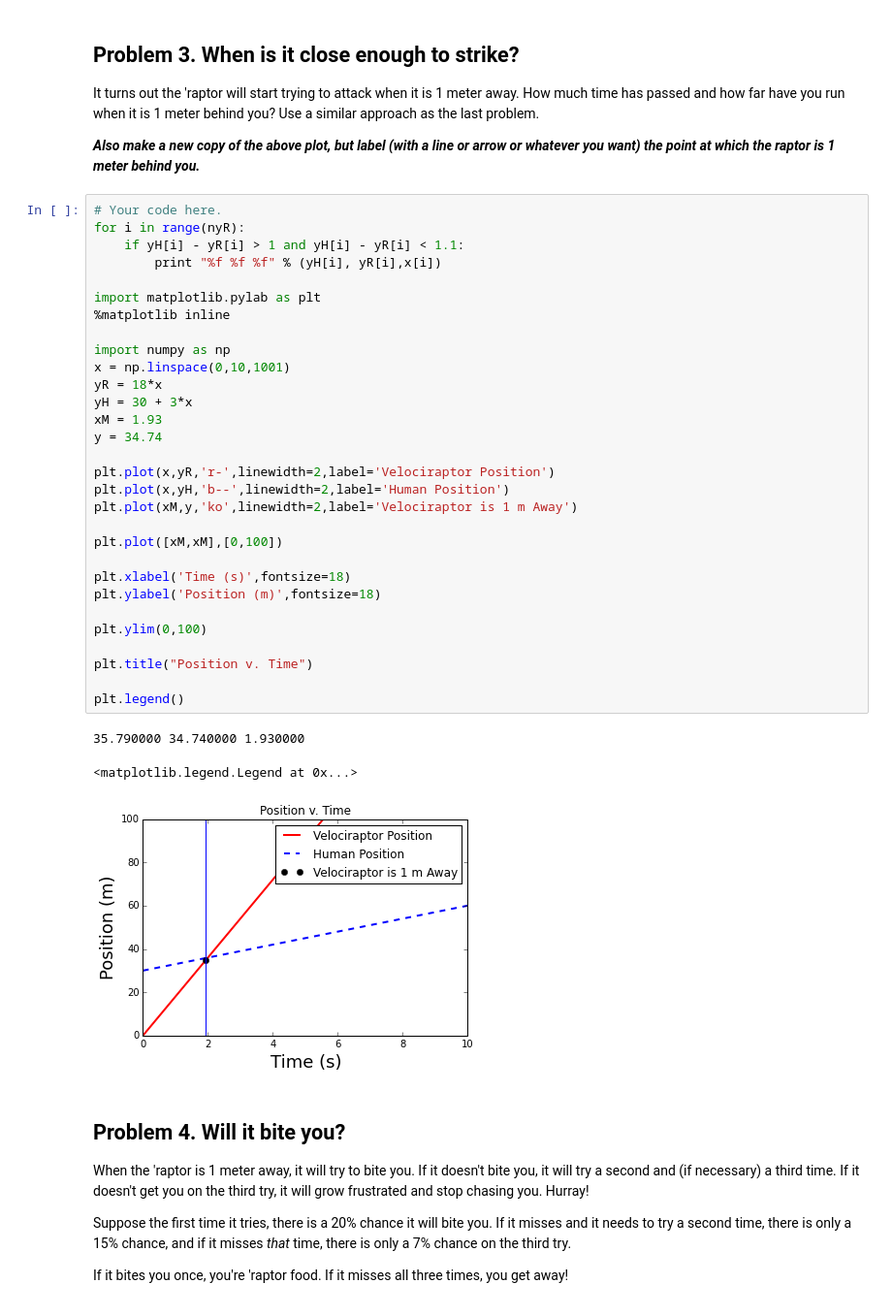
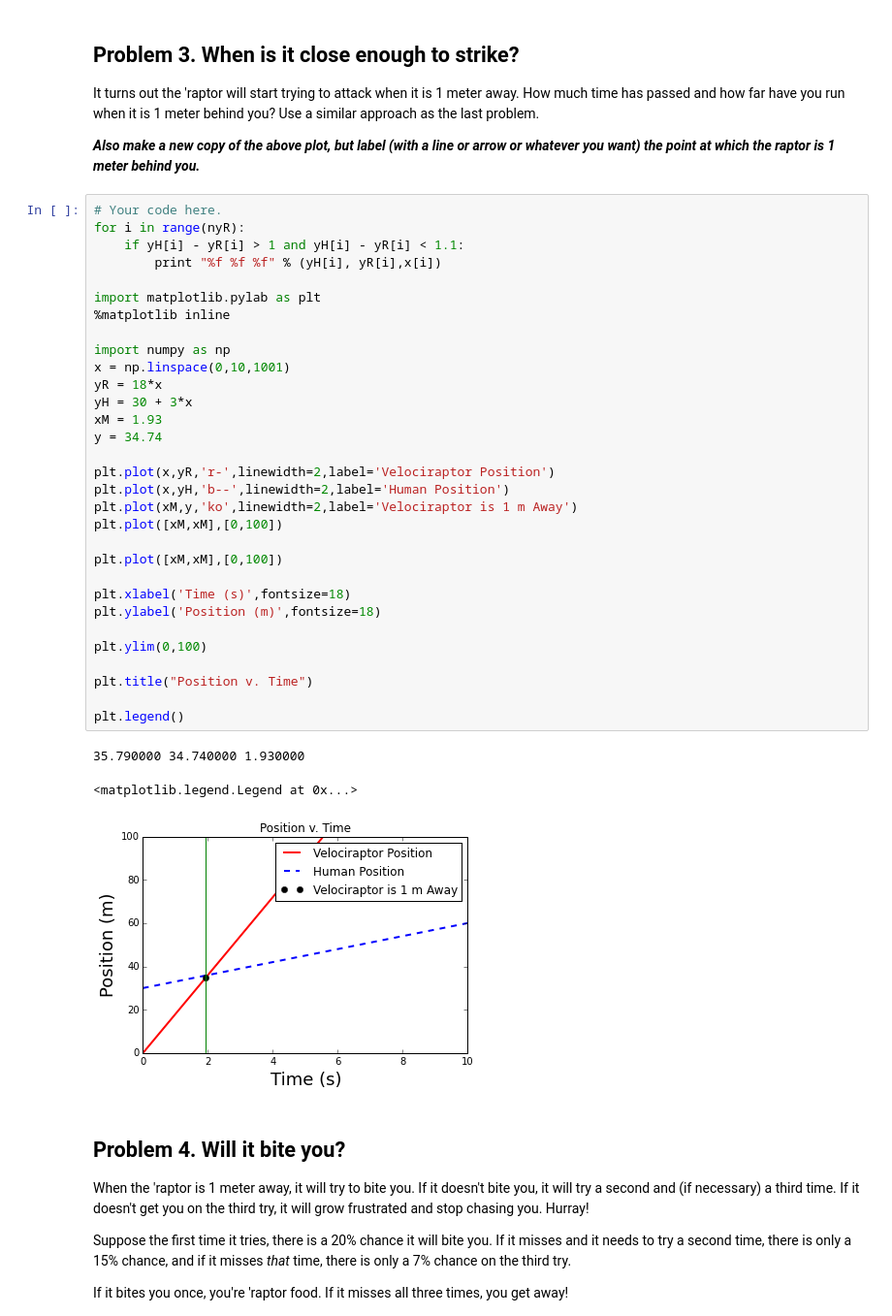
Before and after one commit to nl23mcad/CSIS_200_Final_Project, a Jupyter notebook: FINAL_projectgood.ipynb, the cells around one changed output. Shown at 97% size. Drawn from its saved outputs; the diff is of its cells as text.

Commit message:
changed the graph and python code

```diff
--- a/FINAL_projectgood.ipynb
+++ b/FINAL_projectgood.ipynb
@@ -82,34 +82,35 @@ for i in range(nyR):
     if yH[i] - yR[i] > 1 and yH[i] - yR[i] < 1.1:
         print "%f %f %f" % (yH[i], yR[i],x[i])
 
 import matplotlib.pylab as plt
 %matplotlib inline
 
 import numpy as np
 x = np.linspace(0,10,1001)
 yR = 18*x
 yH = 30 + 3*x
 xM = 1.93
 y = 34.74
 
 plt.plot(x,yR,'r-',linewidth=2,label='Velociraptor Position')
 plt.plot(x,yH,'b--',linewidth=2,label='Human Position')
 plt.plot(xM,y,'ko',linewidth=2,label='Velociraptor is 1 m Away')
+plt.plot([xM,xM],[0,100])
 
 plt.plot([xM,xM],[0,100])
 
 plt.xlabel('Time (s)',fontsize=18)
 plt.ylabel('Position (m)',fontsize=18)
 
 plt.ylim(0,100)
 
 plt.title("Position v. Time")
 
 plt.legend()
 # %% [output]
 35.790000 34.740000 1.930000
 <matplotlib.legend.Legend at 0x...>
-[figure, old version]
+[figure, new version]
 # %% [markdown]
 ## Problem 4. Will it bite you?
 
```
Also changed, not shown: 7 other files.
